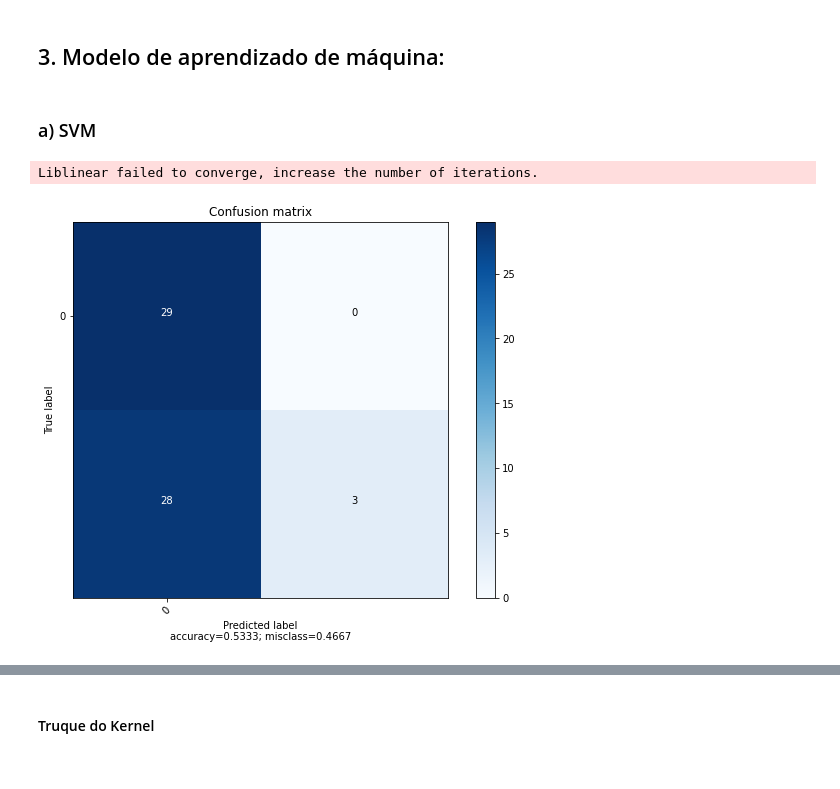
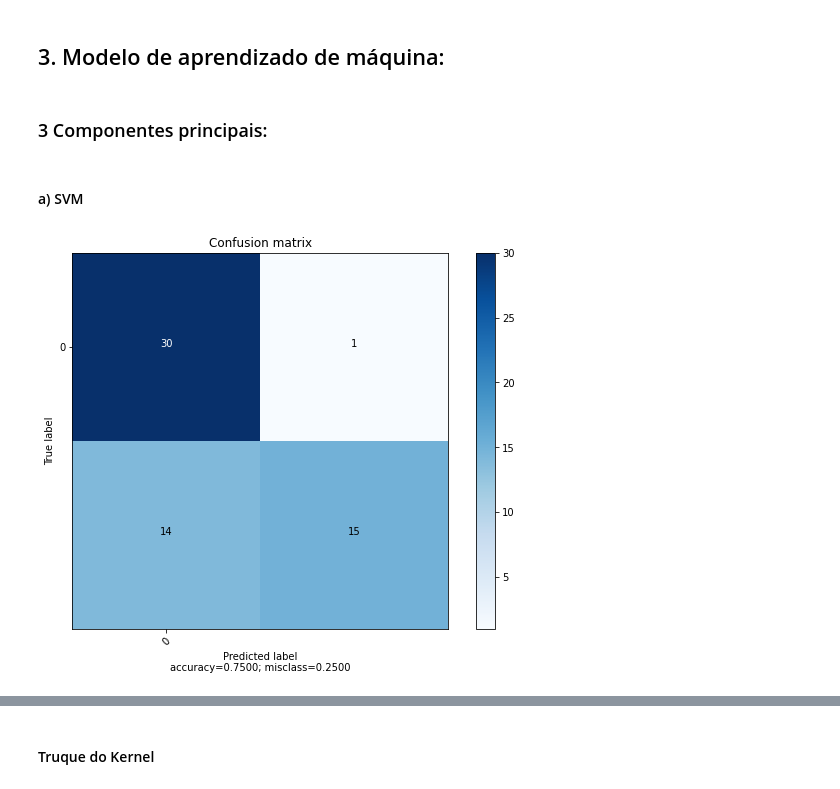
Before and after one commit to LuisSantoss/HIML, a Jupyter notebook: HIML_2.ipynb, the cells around one changed output, grey strips where cells are left out. Cells and saved outputs as stored; diff of their text form; code cells hidden in the pictures.

```diff
--- a/HIML_2.ipynb
+++ b/HIML_2.ipynb
@@ -47,9 +52,9 @@ for i in range(0, 149):
     ch3 = AutoReg(ch[ch.columns[2]].values,lags = lags).fit()
     ch4 = AutoReg(ch[ch.columns[3]].values,lags = lags).fit()
     ch5 = AutoReg(ch[ch.columns[4]].values,lags = lags).fit()
-    ch6 = AutoReg(ch[ch.columns[5]].values,lags = lags).fit()
+    # ch6 = AutoReg(ch[ch.columns[5]].values,lags = lags).fit()
     ar_models = np.concatenate([ch1.params, ch2.params, ch3.params,
-                                ch4.params, ch5.params, ch6.params])
+                                ch4.params, ch5.params]) #], ch6.params])
     Feat.append(ar_models)
 
 # Só foi até o 149 -> apareceu nan's!!!
@@ -59,14 +61,0 @@ The parameter names will change after 0.12 is released. Set old_names to False t
-# %%
-from sklearn.decomposition import PCA
-
-pca = PCA()
-pca.fit(Feat)
-
-# Plot the PCA spectrum
-fig, ax0 = plt.subplots(nrows=1, sharex=True, figsize=(6, 6))
-
-ax0.plot(
-    np.arange(1, pca.n_components_ + 1), pca.explained_variance_ratio_, ".", linewidth=2
-)
-ax0.set_ylabel("PCA explained variance ratio")
-ax0.set_xlabel("n_components")
@@ -96,7 +76,7 @@ for filename in all_files:
 frame = pd.concat(li, axis=0, ignore_index=True)
 # %%
 dados = li # dicionário
-Feat = []
+# Feat = []
 lags = 30
 for i in range(0, 150):
 # for i in range(0, 2):
@@ -107,9 +87,9 @@ for i in range(0, 150):
     ch3 = AutoReg(ch[ch.columns[2]].values,lags = lags).fit()
     ch4 = AutoReg(ch[ch.columns[3]].values,lags = lags).fit()
     ch5 = AutoReg(ch[ch.columns[4]].values,lags = lags).fit()
-    ch6 = AutoReg(ch[ch.columns[5]].values,lags = lags).fit()
+    # ch6 = AutoReg(ch[ch.columns[5]].values,lags = lags).fit()
     ar_models = np.concatenate([ch1.params, ch2.params, ch3.params,
-                                ch4.params, ch5.params, ch6.params])
+                                ch4.params, ch5.params])# ch6.params])
     Feat.append(ar_models)
 
 # Só foi até o 149 -> apareceu nan's!!!
@@ -164,3 +138,15 @@ fig.legend()
+# %%
+pca = PCA(n_components = 3)
+Feat_reduced_nom = pca.fit_transform(Feat)
+Feat_reduced_nom.shape
+
+# Adicionando classes de dados ao dataset:
+classe_falt = np.ones(shape = (149,1))
+classe_nom = np.zeros(shape = (150,1))
+classes = np.concatenate((classe_falt,classe_nom), axis = 0)
+# d1 = np.concatenate((Feat_reduced_nom, classe_nom), axis=1)
+# d2 = np.concatenate((Feat_reduced_falt, classe_falt), axis=1)
+Dados_3CP = np.concatenate((Feat_reduced_nom,classes), axis = 1)
 # %%
 from mpl_toolkits.mplot3d import Axes3D
 fig = plt.figure(1, figsize=(10, 10))
@@ -180,5 +166,7 @@ Axes3D(fig) adding itself to the figure is deprecated since 3.4. Pass the keywor
 # %% [markdown]
 ## 3. Modelo de aprendizado de máquina:
+# %% [markdown]
+### 3 Componentes principais:
 # %%
 from sklearn import preprocessing
 from sklearn.metrics import confusion_matrix, accuracy_score
@@ -263,26 +251,25 @@ def plot_confusion_matrix(cm,
     plt.xlabel('Predicted label\naccuracy={:0.4f}; misclass={:0.4f}'.format(accuracy, misclass))
     plt.show()
 # %% [markdown]
-### a) SVM
+#### a) SVM
 # %%
 from sklearn.svm import LinearSVC
 
 standart_scaler = preprocessing.StandardScaler()
-Feat_scaler = standart_scaler.fit_transform(Dados[:,:3])
-Y = Dados[:,-1]
+Feat_scaler = standart_scaler.fit_transform(Dados_3CP[:,:-1])
+Y = Dados_3CP[:,-1]
 
 x_train, x_test, y_train, y_test = train_test_split(Feat_scaler, Y, test_size = 0.2, random_state = 0 )
 modelo_svc = LinearSVC(C = 1, loss = 'hinge', random_state = 42)
 modelo_svc.fit(x_train, y_train)
 
 y_pred = modelo_svc.predict(x_test)
 
 cm = confusion_matrix(y_test, y_pred)
 
 plot_confusion_matrix(cm, target_names = range(0,1))
 # %% [output]
-Liblinear failed to converge, increase the number of iterations.
-[figure, old version]
+[figure, new version]
 # %%
 from sklearn.svm import LinearSVC, SVC
 from sklearn.model_selection import RandomizedSearchCV
```
Also changed, not shown: parts of 31 cells of this notebook.
